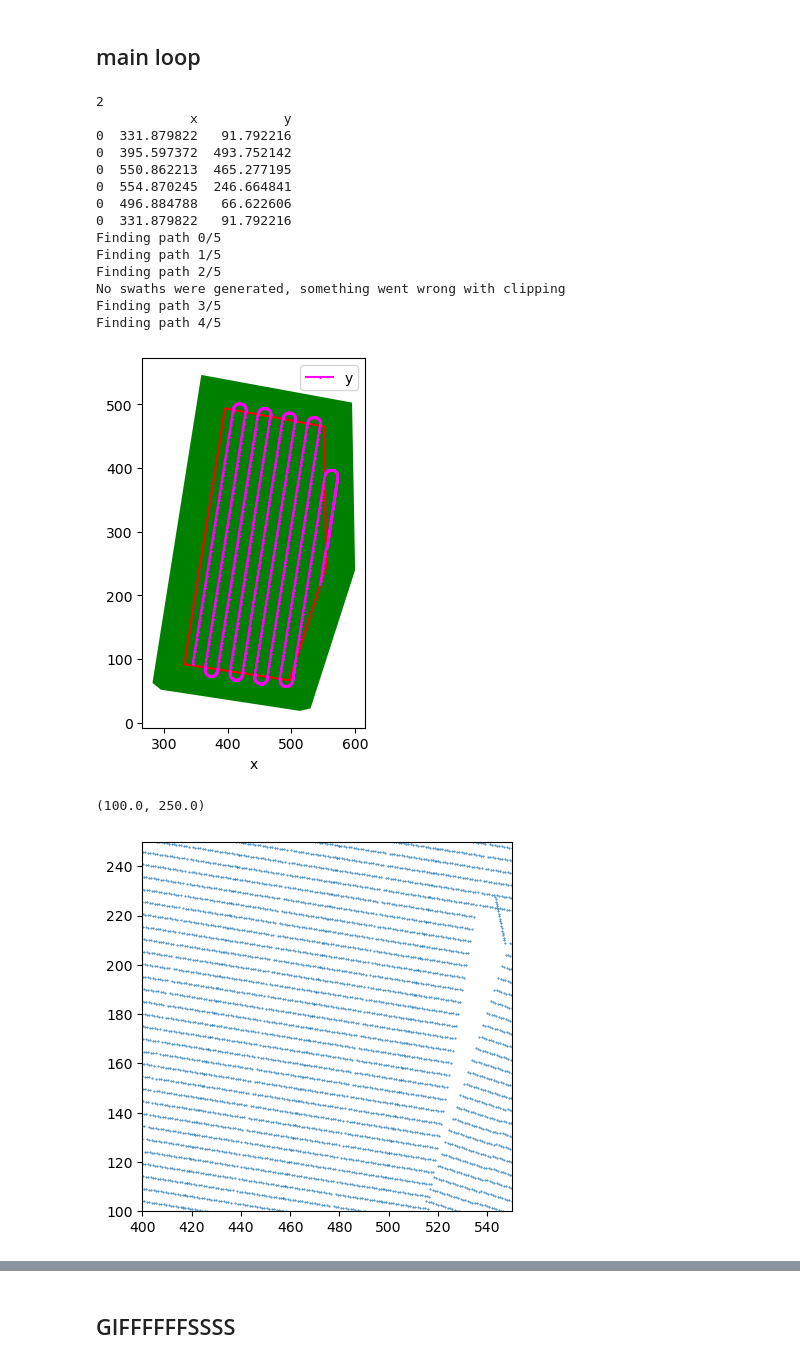
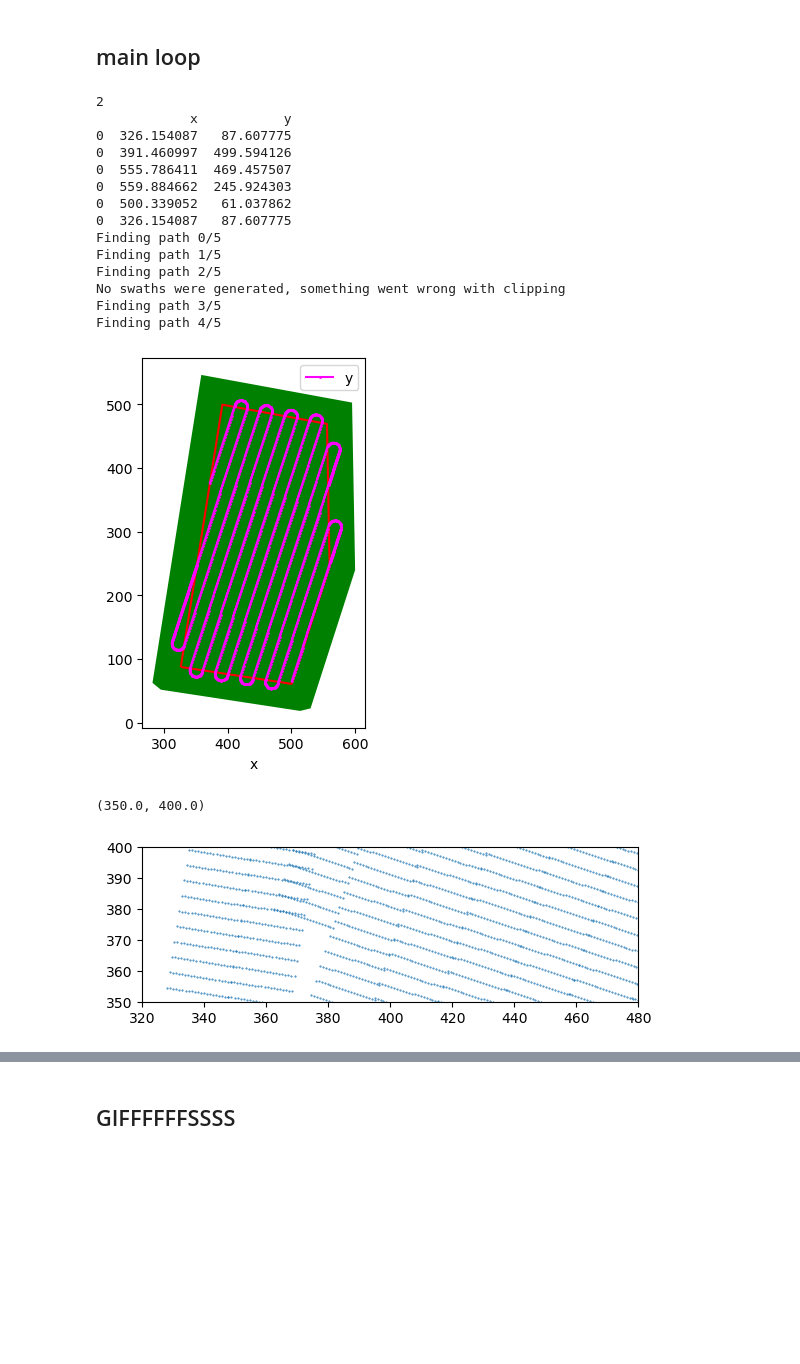
Before and after one commit to NickBak08/AgricultureRobotics, a Jupyter notebook: PathPlanning/testing_functions.ipynb, the cells around one changed output, grey strips where cells are left out. Saved outputs shown, nothing was run; the diff lists cells and outputs as text; code cells hidden in the pictures; blank space fills up the shorter version.

```diff
--- a/PathPlanning/testing_functions.ipynb
+++ b/PathPlanning/testing_functions.ipynb
@@ -1120,7 +1129,7 @@ def plantseeds(best_path,field,field_headlands,planter_width,seed_distance):
     seed_positions = []
     # swath_vector = LineString([[0,0],[best_path['x'].iloc[1]-best_path['x'].iloc[0],best_path['y'].iloc[1]-best_path['y'].iloc[0]]])
     # swath_normal = LineString([[0,0],[swath_vector.coords[1][1]/swath_vector.length*planter_width,-swath_vector.coords[1][0]/swath_vector.length*planter_width]])
-    distances = np.arange(0,planter_width,seed_distance)
+    distances = np.arange(0,planter_width+seed_distance,seed_distance)
     for index,row in best_path.iterrows():
         if row['command'] == 1:
             if index == len(best_path)-1:
@@ -1310,37 +1319,37 @@ def pathplanning(data_path,include_obs,turning_rad,distance,plotting,headland_si
 # %% [markdown]
 ## main loop
 # %%
-import shapely
+
 data_path ="./data/field_geometry/test_2.json"
 include_obs = False
 turning_rad = 10
 distance = 20
-headland_size = 45
+headland_size = 40
 interpolation_dist = 5
 
 field, field_headlands, best_path,sp,swaths_clipped,base, total_path = pathplanning(data_path,include_obs,turning_rad,distance,True,headland_size,interpolation_dist,1,False)
 # %% [output]
 2
             x           y
-0  331.879822   91.792216
-0  395.597372  493.752142
-0  550.862213  465.277195
-0  554.870245  246.664841
-0  496.884788   66.622606
-0  331.879822   91.792216
+0  326.154087   87.607775
+0  391.460997  499.594126
+0  555.786411  469.457507
+0  559.884662  245.924303
+0  500.339052   61.037862
+0  326.154087   87.607775
 Finding path 0/5
 Finding path 1/5
 Finding path 2/5
 No swaths were generated, something went wrong with clipping
 Finding path 3/5
 Finding path 4/5
-[figure, old version]
+[figure, new version]
 # %%
 sp_df = gpd.GeoSeries(sp)
 sp_df.plot(markersize = 0.2)
-plt.xlim([400,550])
-plt.ylim([100,250])
+plt.xlim([320,480])
+plt.ylim([350,400])
 # plt.plot(*base.xy)
 # %% [output]
-(100.0, 250.0)
+(350.0, 400.0)
-[figure, old version]
+[figure, new version]
```
Also changed, not shown: parts of 10 cells of this notebook.
